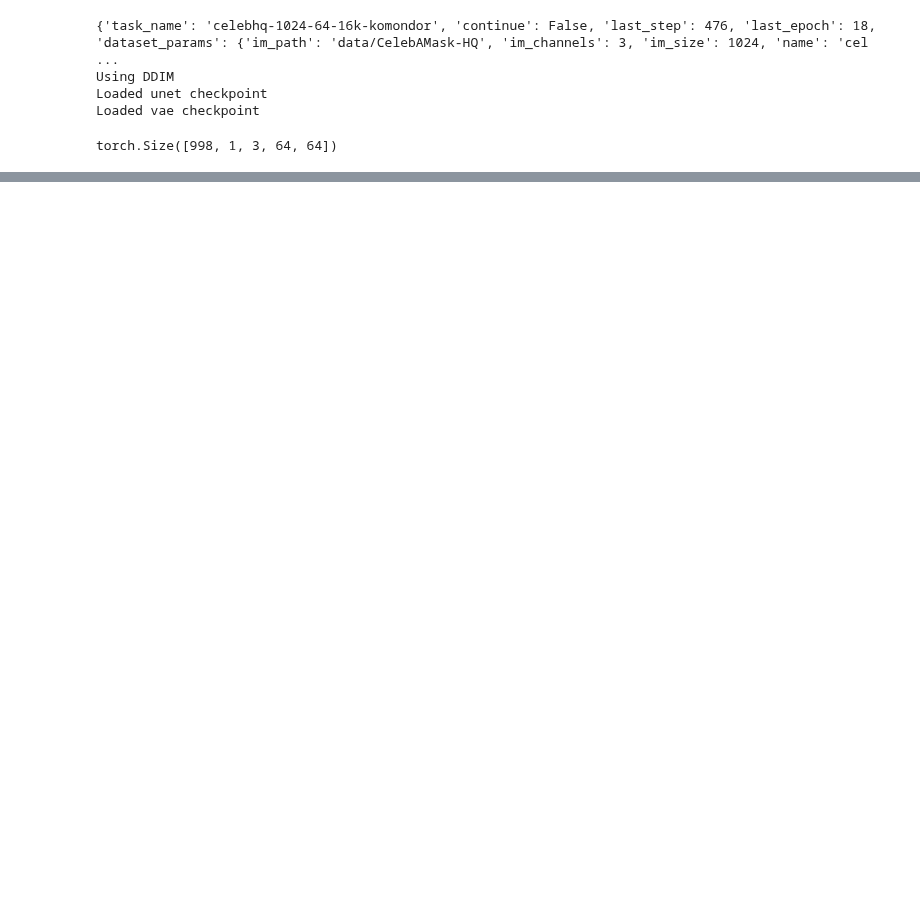
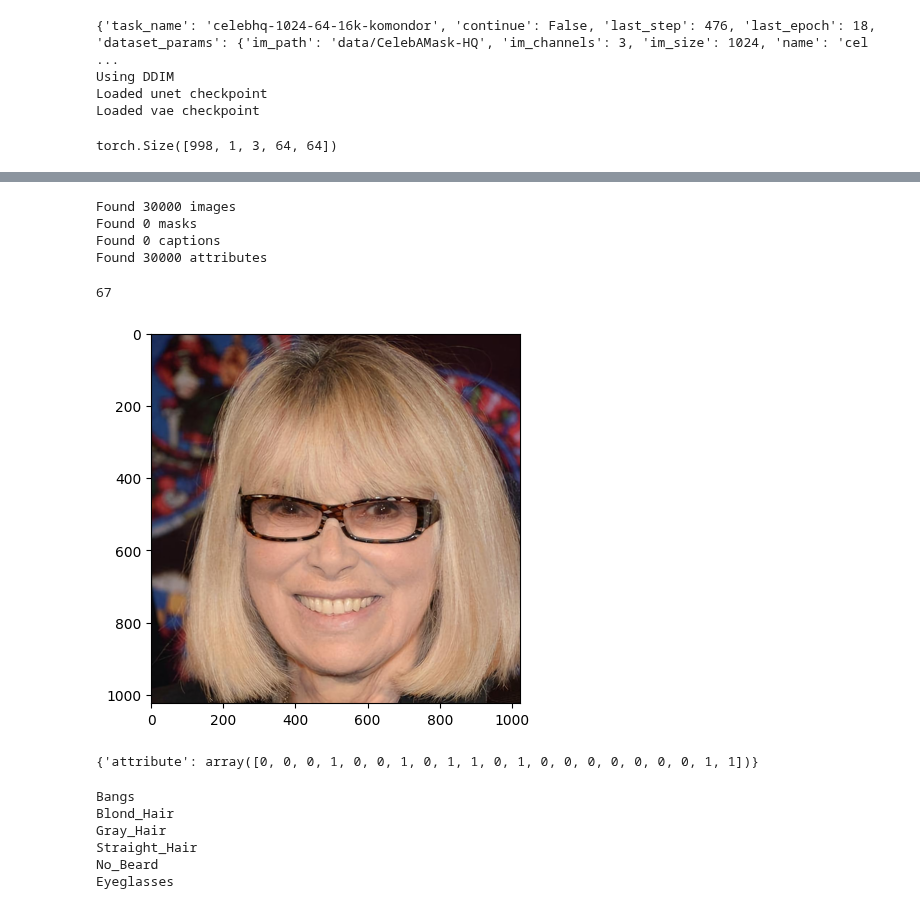
Before and after one commit to matemeglecz/face-diffusion, a Jupyter notebook: attr_editing.ipynb, the cells around one changed output, grey strips where cells are left out. Drawn from its saved outputs; the diff is of its cells as text; code cells hidden in the pictures; blank space fills up the shorter version.

Commit message:
attr editing

```diff
--- a/attr_editing.ipynb
+++ b/attr_editing.ipynb
@@ -374,0 +390,56 @@ with torch.no_grad():
+# %%
+temp_conf = diffusion_model_config.copy()
+# %%
+# add Eyeglasses to the condition
+temp_conf['condition_config']['attribute_condition_config']['attribute_condition_selected_attrs'].extend(['Eyeglasses', 'Heavy_Makeup', 'Wearing_Lipstick'])
+temp_conf['condition_config']['attribute_condition_config']['attribute_condition_num'] = len(temp_conf['condition_config']['attribute_condition_config']['attribute_condition_selected_attrs'])
+# %%
+im_dataset = CelebDataset(split='val',
+                                im_path=dataset_config['im_path'],
+                                im_size=dataset_config['im_size'],
+                                im_channels=dataset_config['im_channels'],
+                                use_latents=False,
+                                latent_path=os.path.join(train_config['task_name'],
+                                                         train_config['vqvae_latent_dir_name']),
+                                condition_config=temp_conf['condition_config'],
+                                )
+# %% [output]
+Found 30000 images
+Found 0 masks
+Found 0 captions
+Found 30000 attributes
+# %%
+9526 - 9459
+# %% [output]
+67
+# %%
+# sample from the dataset
+sampled_im, sampled_cond = im_dataset[75] # starting image for val is 9459
+# %%
+# normalize the image
+sampled_im = (sampled_im + 1) / 2
+
+# plot the sampled image
+import matplotlib.pyplot as plt
+plt.imshow(sampled_im.permute(1, 2, 0))
+plt.show()
+# %% [output]
+[figure, added]
+# %%
+print(sampled_cond)
+sampled_cond = sampled_cond['attribute']
+# %% [output]
+{'attribute': array([0, 0, 0, 1, 0, 0, 1, 0, 1, 1, 0, 1, 0, 0, 0, 0, 0, 0, 0, 1, 1])}
+# %%
+# where cond is one print the matching label
+labels = ['Male', 'Young', 'Bald', 'Bangs', 'Receding_Hairline', 'Black_Hair', 'Blond_Hair', 'Brown_Hair', 'Gray_Hair', 'Straight_Hair', 'Wavy_Hair', 'No_Beard', 'Goatee', 'Mustache', 'Sideburns', 'Narrow_Eyes', 'Oval_Face', 'Pale_Skin', 'Pointy_Nose', 'Eyeglasses']
+for i, l in enumerate(labels):
+    if sampled_cond[i] == 1:
+        print(l)
+# %% [output]
+Bangs
+Blond_Hair
+Gray_Hair
+Straight_Hair
+No_Beard
+Eyeglasses
```
Also changed, not shown: parts of 33 cells of this notebook.
